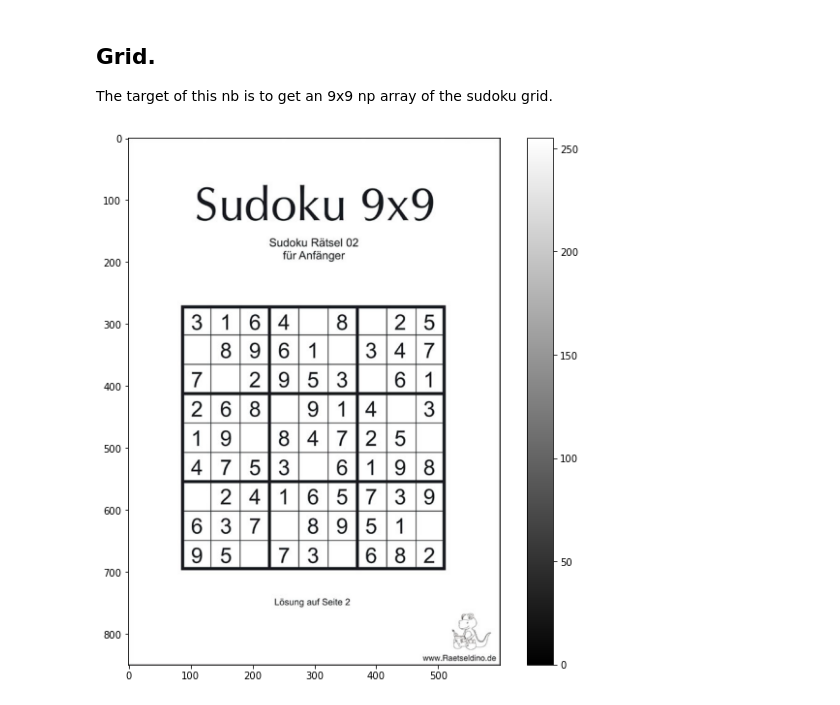
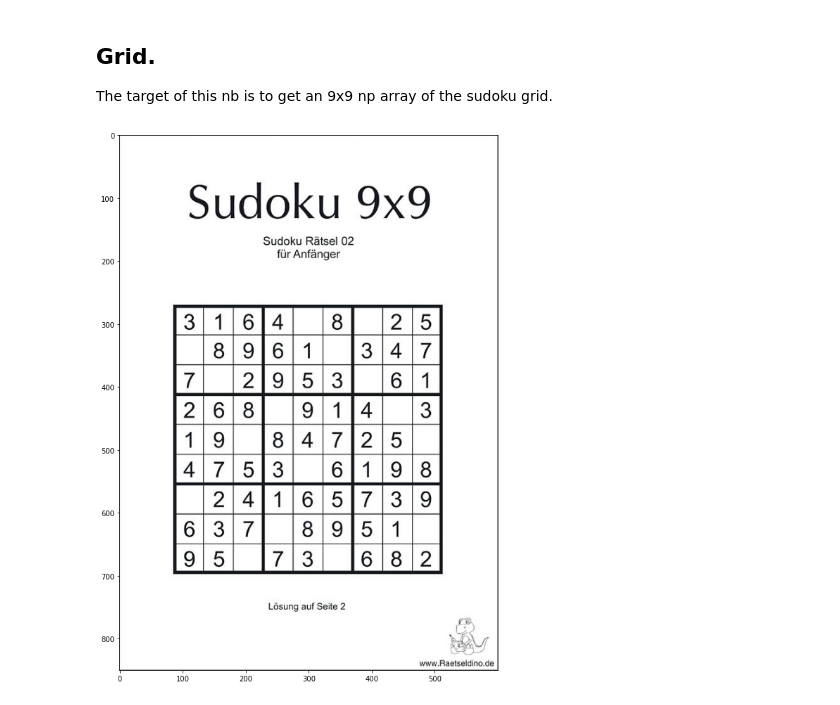
Before and after one commit to ElVectore/py-Sudoku-Solver, a Jupyter notebook: grid.ipynb, the cells around one changed output. Drawn from its saved outputs; the diff is of its cells as text; code cells hidden in the pictures.

```diff
--- a/grid.ipynb
+++ b/grid.ipynb
@@ -4,25 +4,53 @@ The target of this nb is to get an 9x9 np array of the sudoku grid.
 # %%
 import numpy as np
 import cv2 as cv
 import matplotlib.pyplot as plt
+import matplotlib.gridspec as gridspec
 
 file_name = "sudoku-02-fuer-anfaenger.jpg"
 #file_name = "Sudoku-Raetsel-schwer-1.jpg"
 img = cv.imread(file_name)
 #img = img.astype(np.float32)   #ensure floating point numbers
 orig = np.copy(img)
 
 gray = cv.cvtColor(img, cv.COLOR_BGR2GRAY)
 
 #if len(img.shape) == 3: #3 dimensions: probably color channel in image
 #    print("Reducing color image to grayscale")
 #    img = np.sum(img, axis=2) #compress one image axis
 
-def show(image, size_y = 10, size_x = 10):
+
+class Imagetmp:
+    fig = None
+    spec = None
+
+last_fig = None
+last_spec=None
+def show(image, size_y = 10, size_x = 14, index = 111):
     #cv2.imshow(img)
-    plt.figure(figsize = (size_y,size_x))
-    plt.imshow(image, cmap='gray')
-    plt.colorbar()
-show(img)
+    global last_fig
+    global last_spec
+
+    ncols = index // 100
+    nrows = (index // 10) - ncols*10
+    i = index % 10 - 1
+
+
+    if index == 111:
+        fig = plt.figure(figsize = (size_y,size_x))
+        spec = gridspec.GridSpec(ncols=ncols, nrows=nrows)
+        ax = fig.add_subplot(spec[i])
+        ax.imshow(image, cmap='gray')
+    elif index > 111:
+        if last_fig == None and last_spec == None:
+            last_fig = plt.figure(figsize = (size_y,size_x))
+            last_spec = gridspec.GridSpec(ncols=ncols, nrows=nrows)
+        ax = last_fig.add_subplot(last_spec[i])
+        ax.imshow(image, cmap='gray')
+
+    #plt.imshow(image, cmap='gray')
+    #plt.colorbar()
+    #return fig, spec
+show(img, index = 111)
 # %% [output]
-[figure, old version]
+[figure, new version]
```
Also changed, not shown: parts of 7 cells of this notebook.
